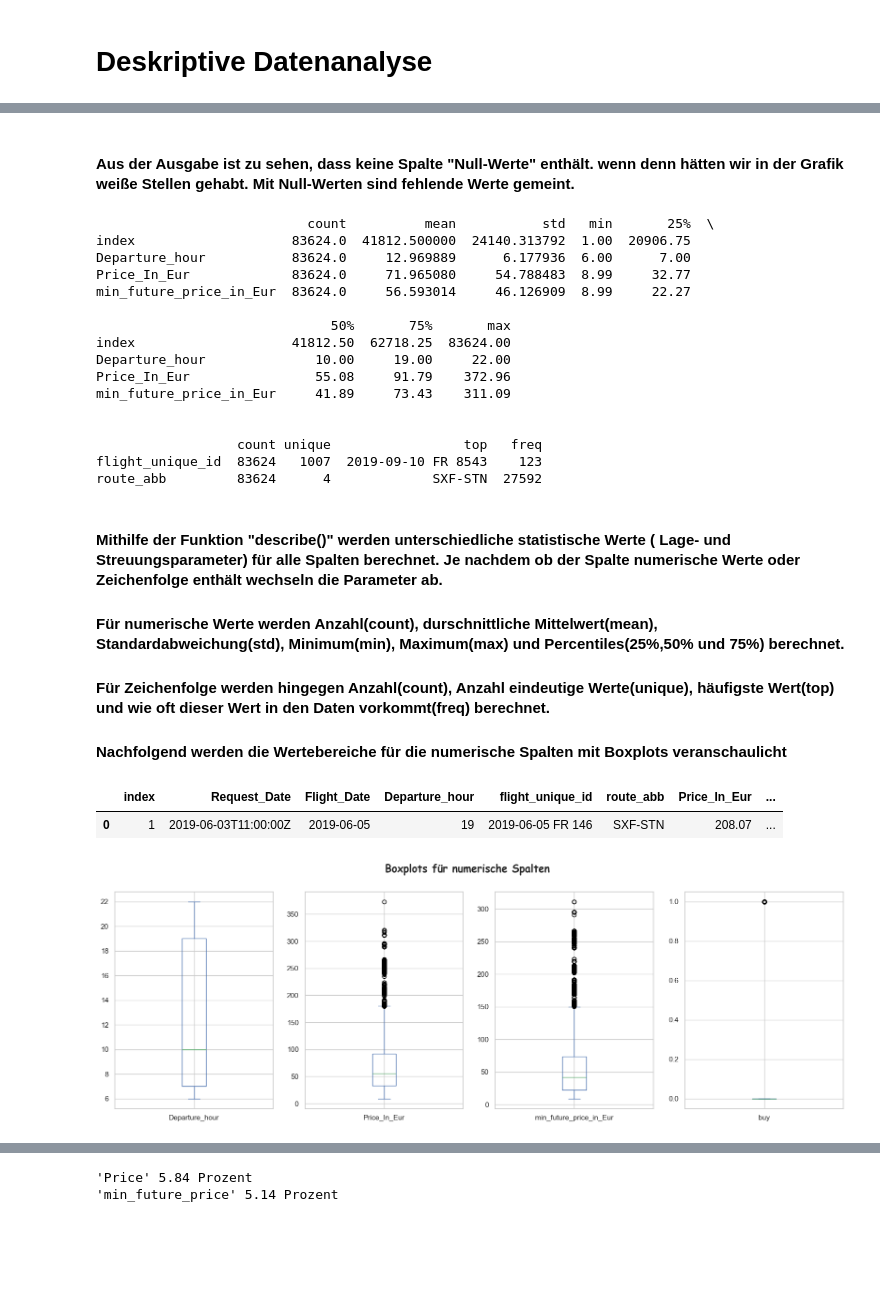
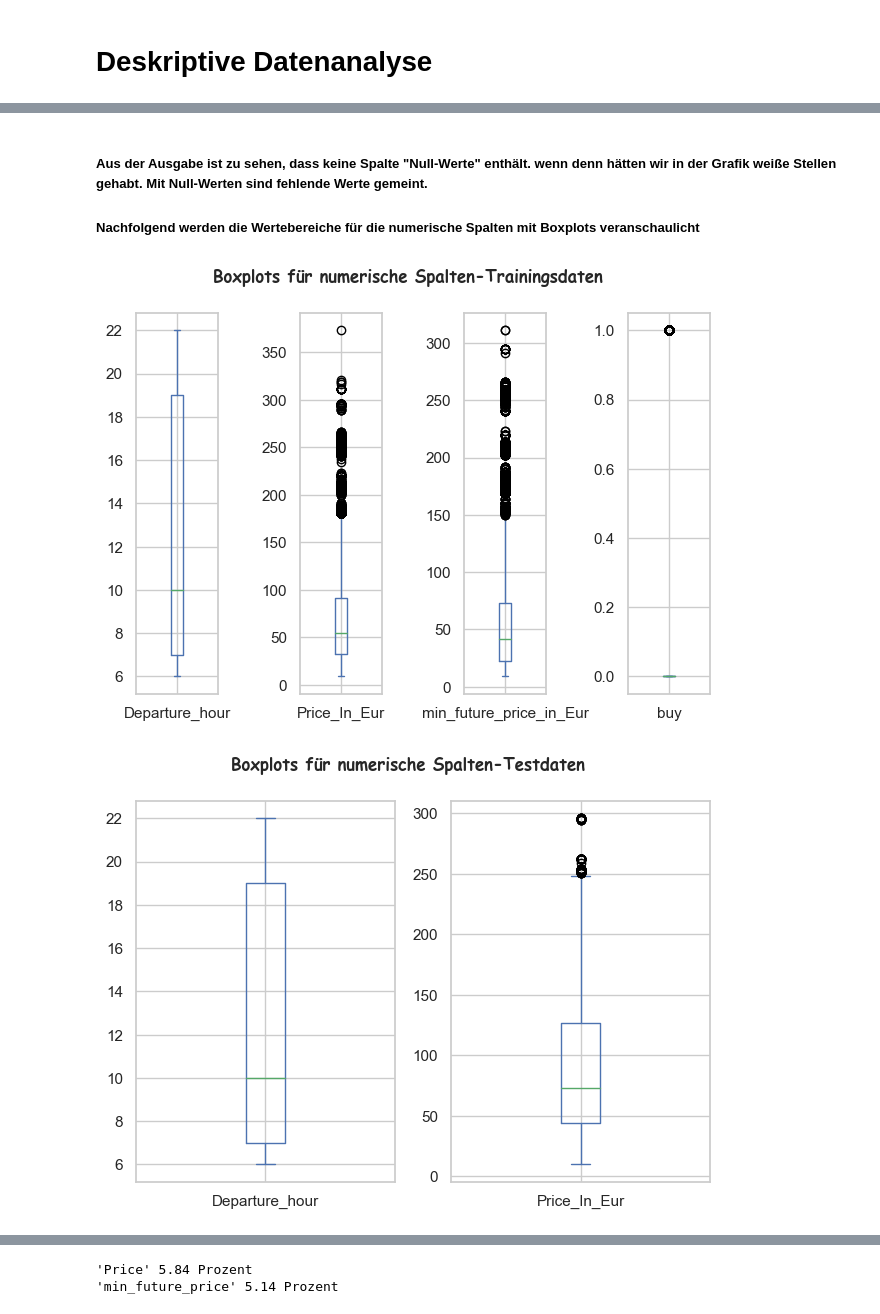
Before and after one commit to hahaha996/Data_Mining_Projekt, a Jupyter notebook: Projekt Datamining/Projekt_DM.ipynb, the cells around one changed output, grey strips where cells are left out. Drawn from its saved outputs; the diff is of its cells as text; code cells hidden in the pictures; blank space fills up the shorter version.

Commit message:
aktueller Stand

```diff
--- a/Projekt Datamining/Projekt_DM.ipynb
+++ b/Projekt Datamining/Projekt_DM.ipynb
@@ -31,0 +26,8 @@ Flug_df
+# %%
+# Trainingsdaten in einer Dataframme einlesen
+Flug_df_test = pd.read_csv("./datensets/test_set.csv")
+# Die fünf letzten Objekte ausgeben
+print(Flug_df_test.tail())
+
+# Prüfen, ob Merkmale in Training vorhanden sind, die in Testdaten fehlen
+print(f"\nFolgende Merkmale fehlen in Testdaten: {set(Flug_df) - set(Flug_df_test)}")
@@ -89,55 +105,26 @@ dtype: int64
 # %% [markdown]
-#### Aus der Ausgabe ist  zu sehen, dass keine Spalte "Null-Werte" enthält. wenn denn hätten wir in der Grafik weiße Stellen gehabt. Mit Null-Werten sind fehlende Werte gemeint.
+##### Aus der Ausgabe ist  zu sehen, dass keine Spalte "Null-Werte" enthält. wenn denn hätten wir in der Grafik weiße Stellen gehabt. Mit Null-Werten sind fehlende Werte gemeint.
+##### Nachfolgend werden die Wertebereiche für die numerische Spalten mit Boxplots veranschaulicht
-# %%
-# Statistiken für numerische Spalten generieren
-print(Flug_df.describe().T, '\n\n')
-## Statistiken für Spalten mit Zeichenfolge  generieren
-print(Flug_df.describe(include='O').T)
-# %% [output]
-                           count          mean           std   min       25%  \
-index                    83624.0  41812.500000  24140.313792  1.00  20906.75
-Departure_hour           83624.0     12.969889      6.177936  6.00      7.00
-Price_In_Eur             83624.0     71.965080     54.788483  8.99     32.77
-min_future_price_in_Eur  83624.0     56.593014     46.126909  8.99     22.27
-
-                              50%       75%       max
-index                    41812.50  62718.25  83624.00
-Departure_hour              10.00     19.00     22.00
-Price_In_Eur                55.08     91.79    372.96
-min_future_price_in_Eur     41.89     73.43    311.09
-
-
-                  count unique                 top   freq
-flight_unique_id  83624   1007  2019-09-10 FR 8543    123
-route_abb         83624      4             SXF-STN  27592
-# %% [markdown]
-#### Mithilfe der Funktion "describe()" werden unterschiedliche statistische Werte ( Lage- und Streuungsparameter) für alle Spalten berechnet. Je nachdem ob der Spalte numerische Werte oder Zeichenfolge enthält wechseln die Parameter ab.
-#### Für numerische Werte werden Anzahl(count), durschnittliche Mittelwert(mean), Standardabweichung(std), Minimum(min), Maximum(max) und Percentiles(25%,50% und 75%) berechnet.
-
-#### Für Zeichenfolge werden hingegen Anzahl(count), Anzahl eindeutige Werte(unique), häufigste Wert(top) und wie oft dieser Wert in den Daten vorkommt(freq) berechnet.
-
-#### Nachfolgend werden die Wertebereiche für die numerische Spalten mit Boxplots veranschaulicht
 # %%
-fig,axes = plt.subplots(nrows=1,ncols=4,figsize=(20,6))
+
 font = font_manager.FontProperties(family='Comic Sans MS',
                                    weight='bold',
-                                   style='normal', size=16)
-fig.suptitle(t='Boxplots für numerische Spalten',fontproperties=font)
+                                   style='normal', size=12)
+def Num_Spalten_visuals(dataframe, datentyp):
 
-def Num_Spalten_visuals(dataframe):
     cols = dataframe.columns
     new_col = []
     for col in cols:
         if (dataframe[col].dtypes == 'int64' or dataframe[col].dtypes == 'float64') and (col != 'index'):
             new_col.append(col)
-    dataframe[new_col].plot(subplots=True, ax=axes,kind='box')
+    dataframe[new_col].plot(subplots=True,kind='box')
+    plt.suptitle('Boxplots für numerische Spalten'+ datentyp,fontproperties=font)
+    plt.tight_layout()
+    plt.show()
 
-
-Num_Spalten_visuals(Flug_df)
-
-Flug_df.head(1)
+Num_Spalten_visuals(Flug_df,'-Trainingsdaten')
+Num_Spalten_visuals(Flug_df_test,'-Testdaten')
 # %% [output]
-|  | index | Request_Date | Flight_Date | Departure_hour | flight_unique_id | route_abb | Price_In_Eur | ... |
-| 0 | 1 | 2019-06-03T11:00:00Z | 2019-06-05 | 19 | 2019-06-05 FR 146 | SXF-STN | 208.07 | ... |
-[figure, old version]
+[figure, new version]
+[figure, added]
 # %% [markdown]
```
Also changed, not shown: parts of 26 cells of this notebook.
